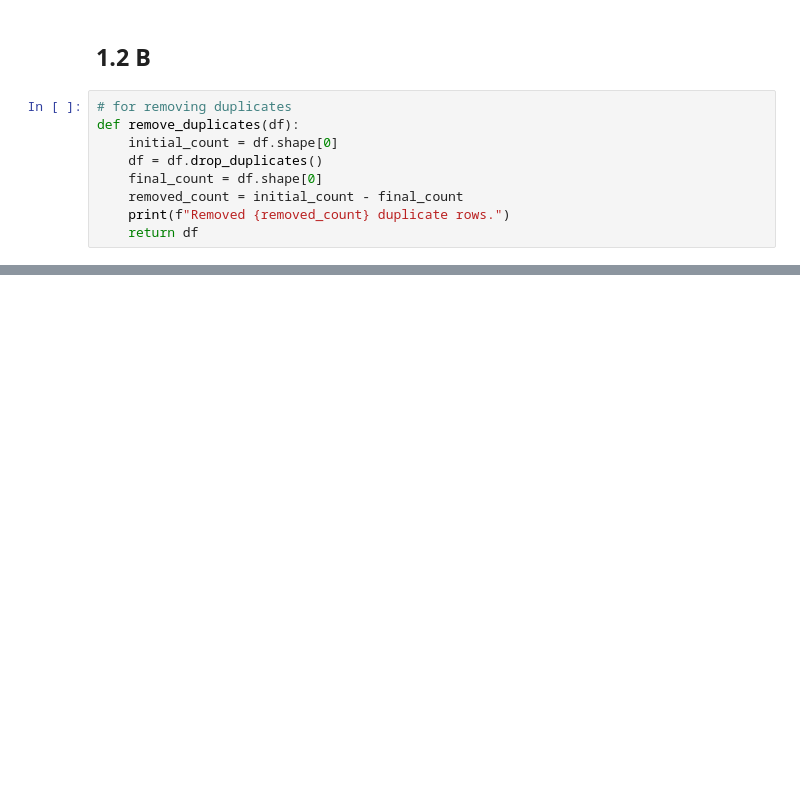
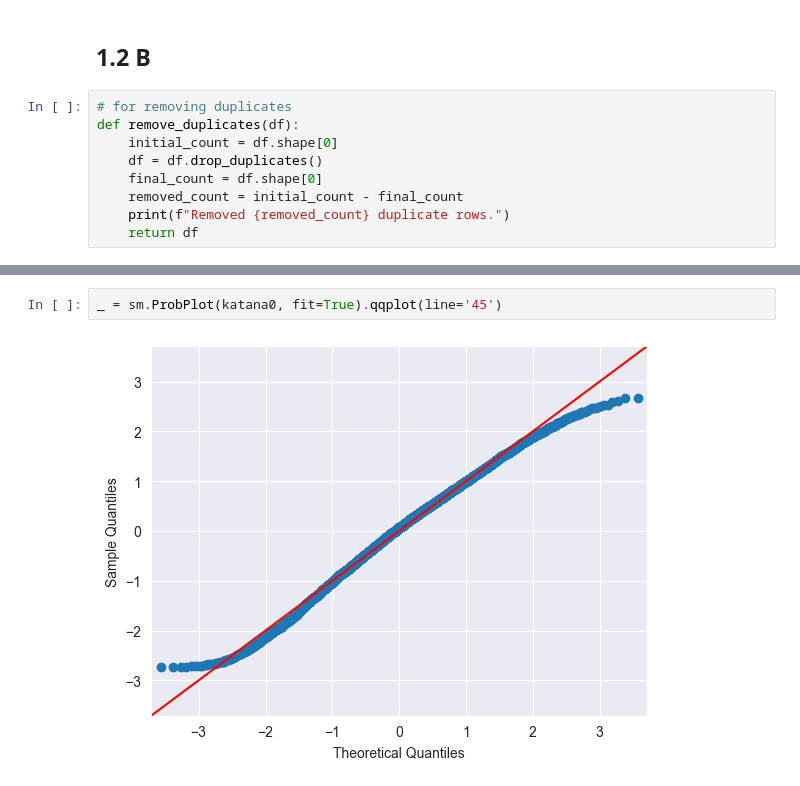
Before and after one commit to xtancos/IAU_project, a Jupyter notebook: EDA_1_1.ipynb, the cells around one changed output, grey strips where cells are left out. Cells and saved outputs as stored; diff of their text form; blank space fills up the shorter version.

```diff
--- a/EDA_1_1.ipynb
+++ b/EDA_1_1.ipynb
@@ -398,0 +561,4 @@ def remove_duplicates(df):
+# %%
+_ = sm.ProbPlot(katana0, fit=True).qqplot(line='45')
+# %% [output]
+[figure, added]
```
Also changed, not shown: parts of 20 cells of this notebook.
